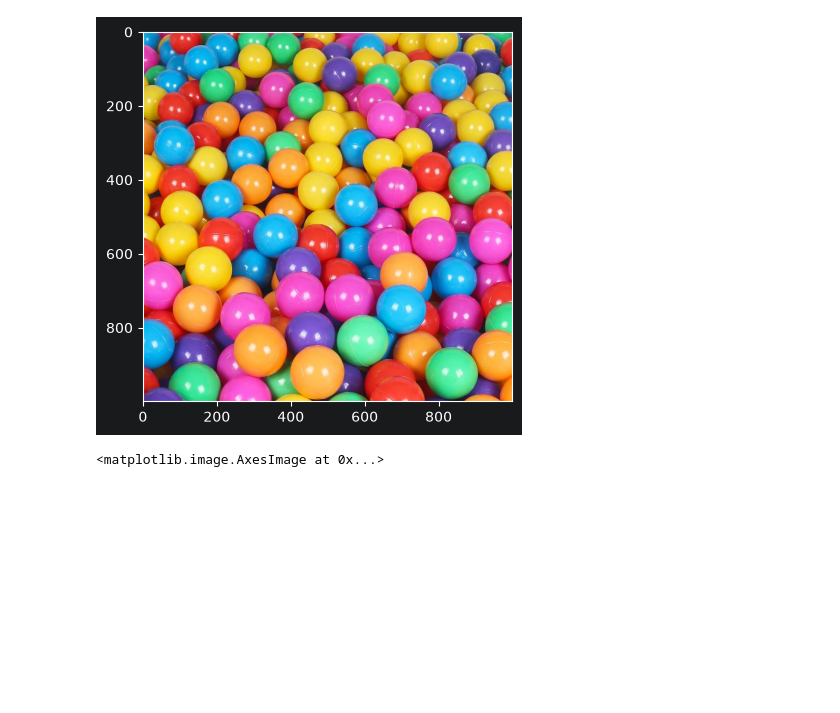
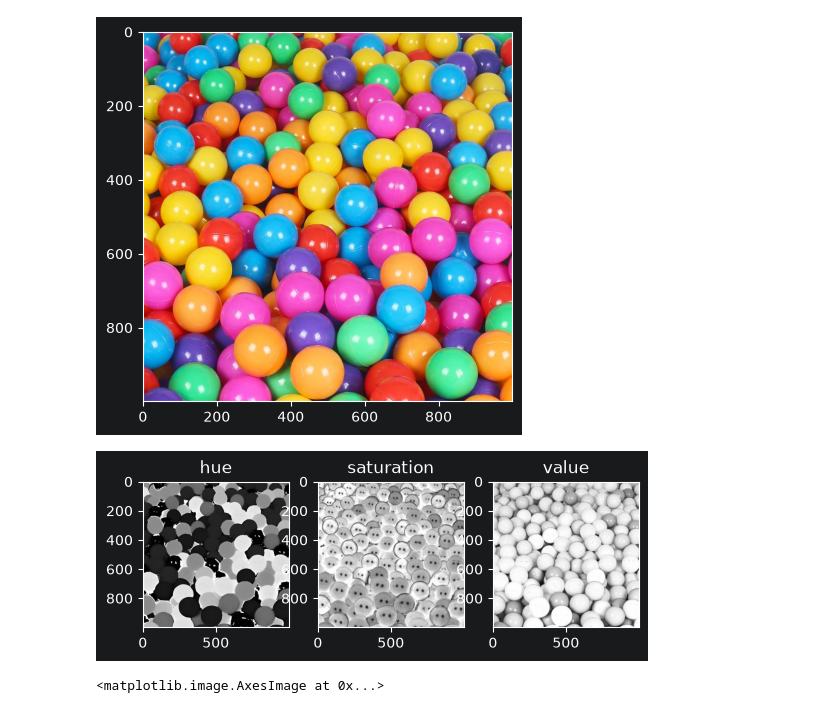
Before and after one commit to SeregaCodit/ComputerVisionCourse, a Jupyter notebook: src/lessons/L5_HSV_color_space.ipynb, the cells around one changed output. Cells and saved outputs as stored; diff of their text form; code cells hidden in the pictures; blank space fills up the shorter version.

```diff
--- a/src/lessons/L5_HSV_color_space.ipynb
+++ b/src/lessons/L5_HSV_color_space.ipynb
@@ -93,6 +93,15 @@ plt.imshow(img_rgb)
 [figure]
 # %%
 hsv = cv2.cvtColor(img_rgb, cv2.COLOR_RGB2HSV)
+h, s, v = cv2.split(hsv)
+data = dict(
+    hue=h,
+    saturation=s,
+    value=v
+)
+subplot(data, cmap="gray")
+# %% [output]
+[figure, added]
 # %%
 lower_bound = np.array([90, 200, 150])
 upper_bound = np.array([110, 255, 255])
```
Also changed, not shown: parts of 3 cells of this notebook.
